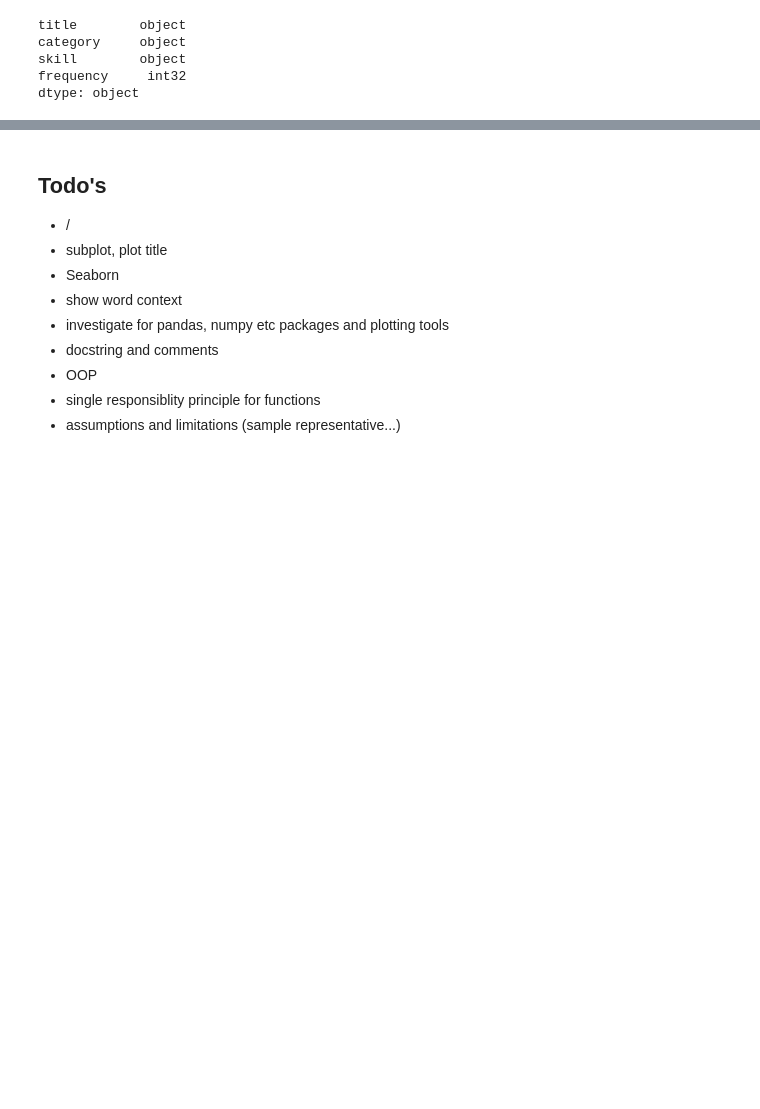
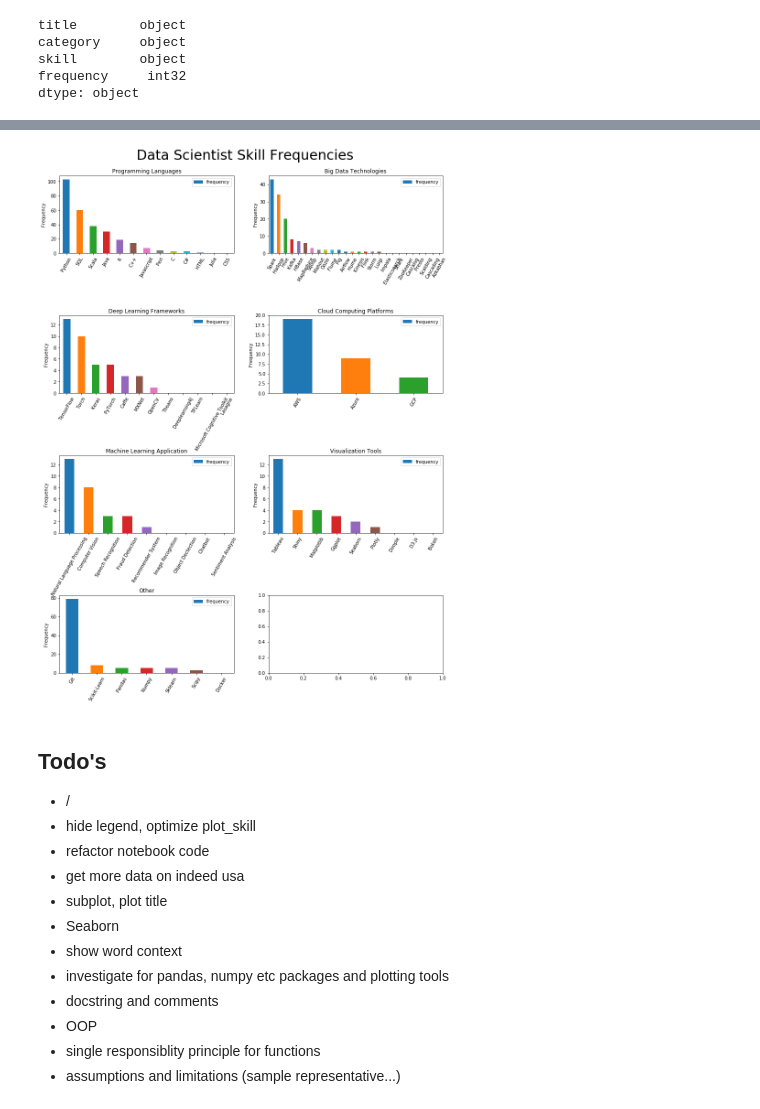
Before and after one commit to georgeliu1998/ideal_profiles, a Jupyter notebook: ideal_profiles_2.ipynb, the cells around one changed output, grey strips where cells are left out. Saved outputs shown, nothing was run; the diff lists cells and outputs as text; code cells hidden in the pictures; blank space fills up the shorter version.

```diff
--- a/ideal_profiles_2.ipynb
+++ b/ideal_profiles_2.ipynb
@@ -263,6 +153,13 @@ with open('stopwords_tmp.csv', 'w', newline='') as f:
+# %%
+plot_title(df, 'data scientist', save_figure=True)
+# %% [output]
+[figure, added]
 # %% [markdown]
 ## Todo's
 - /
+- hide legend, optimize plot_skill
+- refactor notebook code
+- get more data on indeed usa
 - subplot, plot title
 - Seaborn
 - show word context
```
Also changed, not shown: parts of 19 cells of this notebook.
